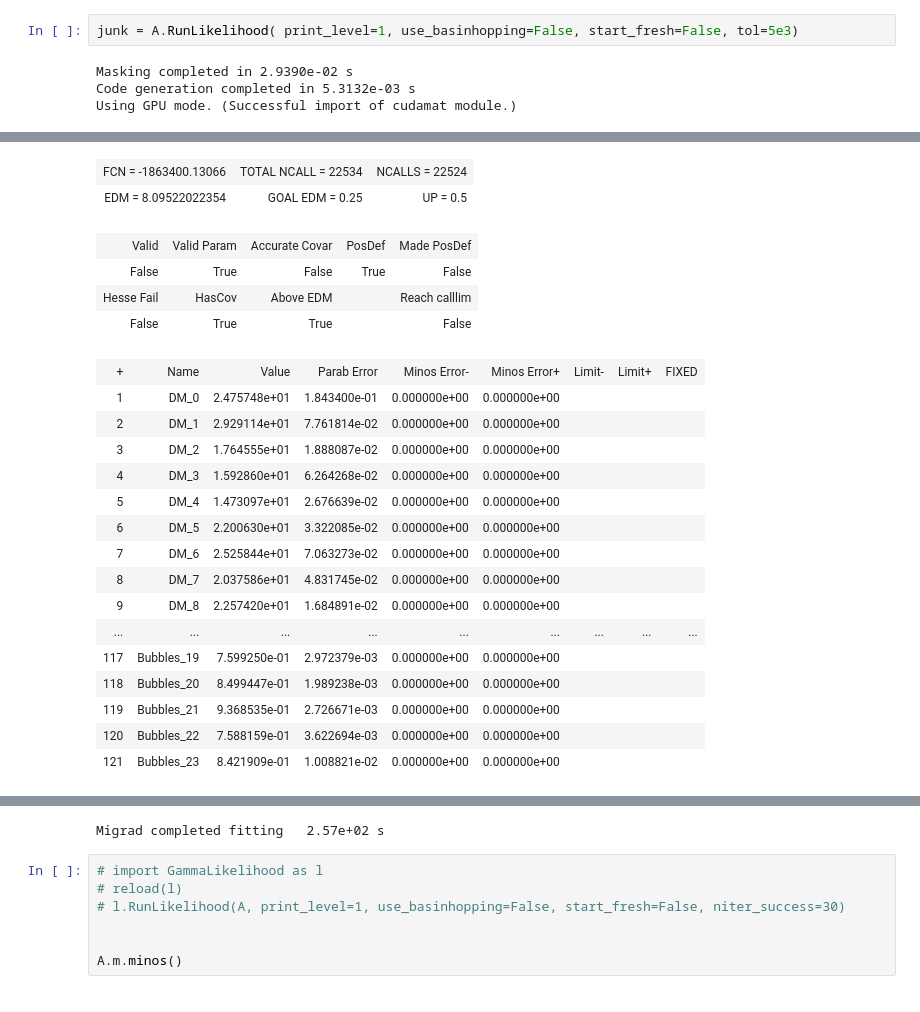
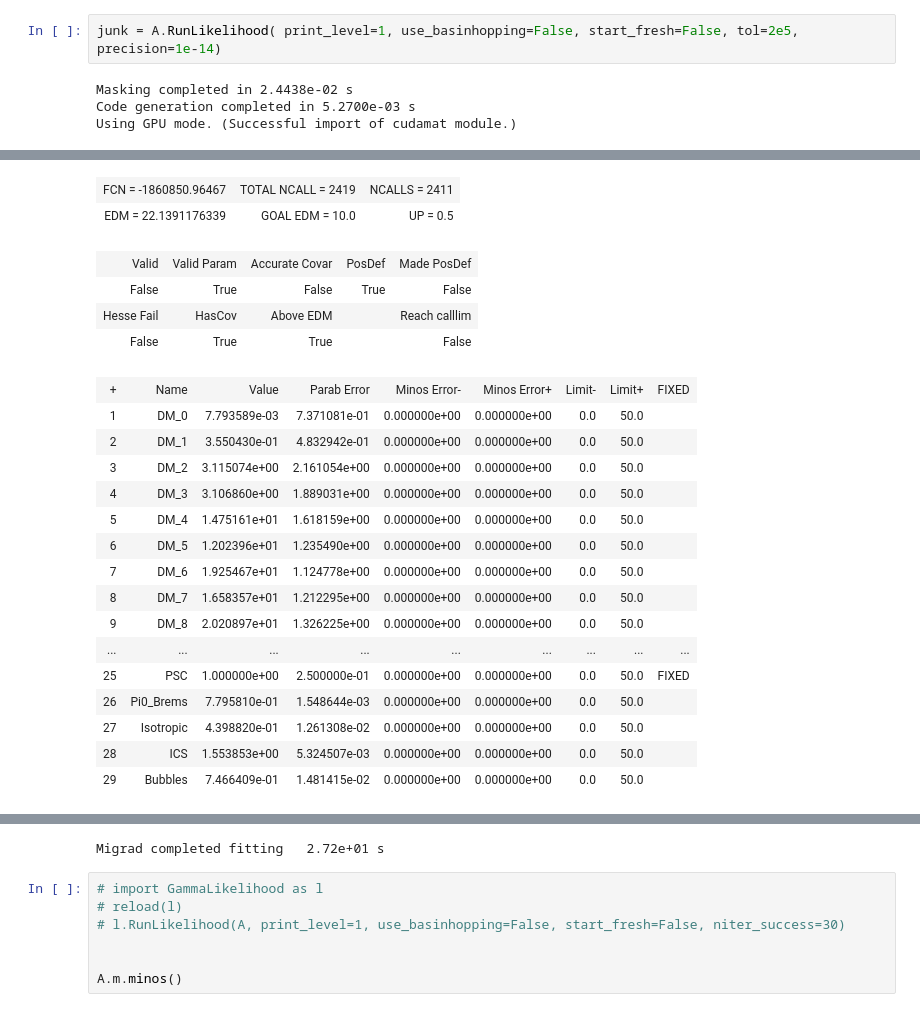
Before and after one commit to erccarls/GammaLike_dev, a Jupyter notebook: Test Analysis.ipynb, the cells around one changed output, grey strips where cells are left out. Saved outputs shown, nothing was run; the diff lists cells and outputs as text.

```diff
--- a/Test Analysis.ipynb
+++ b/Test Analysis.ipynb
@@ -56,34 +41,34 @@ Integrating and Resampling brem templates...
 # %%
-junk = A.RunLikelihood( print_level=1, use_basinhopping=False, start_fresh=False, tol=5e3)
+junk = A.RunLikelihood( print_level=1, use_basinhopping=False, start_fresh=False, tol=2e5, precision=1e-14)
 # %% [output]
-Masking completed in 2.9390e-02 s
-Code generation completed in 5.3132e-03 s
+Masking completed in 2.4438e-02 s
+Code generation completed in 5.2700e-03 s
 Using GPU mode. (Successful import of cudamat module.)
 [interactive output not drawn]
-| FCN = -1863400.13066 | TOTAL NCALL = 22534 | NCALLS = 22524 |
-| EDM = 8.09522022354 | GOAL EDM = 0.25 | UP = 0.5 |
+| FCN = -1860850.96467 | TOTAL NCALL = 2419 | NCALLS = 2411 |
+| EDM = 22.1391176339 | GOAL EDM = 10.0 | UP = 0.5 |
 | Valid | Valid Param | Accurate Covar | PosDef | Made PosDef |
 | False | True | False | True | False |
 | Hesse Fail | HasCov | Above EDM |  | Reach calllim |
 | False | True | True |  | False |
 | + | Name | Value | Parab Error | Minos Error- | Minos Error+ | Limit- | Limit+ | FIXED |
-| 1 | DM_0 | 2.475748e+01 | 1.843400e-01 | 0.000000e+00 | 0.000000e+00 |  |  |  |
-| 2 | DM_1 | 2.929114e+01 | 7.761814e-02 | 0.000000e+00 | 0.000000e+00 |  |  |  |
-| 3 | DM_2 | 1.764555e+01 | 1.888087e-02 | 0.000000e+00 | 0.000000e+00 |  |  |  |
-| 4 | DM_3 | 1.592860e+01 | 6.264268e-02 | 0.000000e+00 | 0.000000e+00 |  |  |  |
-| 5 | DM_4 | 1.473097e+01 | 2.676639e-02 | 0.000000e+00 | 0.000000e+00 |  |  |  |
-| 6 | DM_5 | 2.200630e+01 | 3.322085e-02 | 0.000000e+00 | 0.000000e+00 |  |  |  |
-| 7 | DM_6 | 2.525844e+01 | 7.063273e-02 | 0.000000e+00 | 0.000000e+00 |  |  |  |
-| 8 | DM_7 | 2.037586e+01 | 4.831745e-02 | 0.000000e+00 | 0.000000e+00 |  |  |  |
-| 9 | DM_8 | 2.257420e+01 | 1.684891e-02 | 0.000000e+00 | 0.000000e+00 |  |  |  |
+| 1 | DM_0 | 7.793589e-03 | 7.371081e-01 | 0.000000e+00 | 0.000000e+00 | 0.0 | 50.0 |  |
+| 2 | DM_1 | 3.550430e-01 | 4.832942e-01 | 0.000000e+00 | 0.000000e+00 | 0.0 | 50.0 |  |
+| 3 | DM_2 | 3.115074e+00 | 2.161054e+00 | 0.000000e+00 | 0.000000e+00 | 0.0 | 50.0 |  |
+| 4 | DM_3 | 3.106860e+00 | 1.889031e+00 | 0.000000e+00 | 0.000000e+00 | 0.0 | 50.0 |  |
+| 5 | DM_4 | 1.475161e+01 | 1.618159e+00 | 0.000000e+00 | 0.000000e+00 | 0.0 | 50.0 |  |
+| 6 | DM_5 | 1.202396e+01 | 1.235490e+00 | 0.000000e+00 | 0.000000e+00 | 0.0 | 50.0 |  |
+| 7 | DM_6 | 1.925467e+01 | 1.124778e+00 | 0.000000e+00 | 0.000000e+00 | 0.0 | 50.0 |  |
+| 8 | DM_7 | 1.658357e+01 | 1.212295e+00 | 0.000000e+00 | 0.000000e+00 | 0.0 | 50.0 |  |
+| 9 | DM_8 | 2.020897e+01 | 1.326225e+00 | 0.000000e+00 | 0.000000e+00 | 0.0 | 50.0 |  |
 | ... | ... | ... | ... | ... | ... | ... | ... | ... |
-| 117 | Bubbles_19 | 7.599250e-01 | 2.972379e-03 | 0.000000e+00 | 0.000000e+00 |  |  |  |
-| 118 | Bubbles_20 | 8.499447e-01 | 1.989238e-03 | 0.000000e+00 | 0.000000e+00 |  |  |  |
-| 119 | Bubbles_21 | 9.368535e-01 | 2.726671e-03 | 0.000000e+00 | 0.000000e+00 |  |  |  |
-| 120 | Bubbles_22 | 7.588159e-01 | 3.622694e-03 | 0.000000e+00 | 0.000000e+00 |  |  |  |
-| 121 | Bubbles_23 | 8.421909e-01 | 1.008821e-02 | 0.000000e+00 | 0.000000e+00 |  |  |  |
+| 25 | PSC | 1.000000e+00 | 2.500000e-01 | 0.000000e+00 | 0.000000e+00 | 0.0 | 50.0 | FIXED |
+| 26 | Pi0_Brems | 7.795810e-01 | 1.548644e-03 | 0.000000e+00 | 0.000000e+00 | 0.0 | 50.0 |  |
+| 27 | Isotropic | 4.398820e-01 | 1.261308e-02 | 0.000000e+00 | 0.000000e+00 | 0.0 | 50.0 |  |
+| 28 | ICS | 1.553853e+00 | 5.324507e-03 | 0.000000e+00 | 0.000000e+00 | 0.0 | 50.0 |  |
+| 29 | Bubbles | 7.466409e-01 | 1.481415e-02 | 0.000000e+00 | 0.000000e+00 | 0.0 | 50.0 |  |
 [interactive output not drawn]
-Migrad completed fitting   2.57e+02 s
+Migrad completed fitting   2.72e+01 s
 # %%
 # import GammaLikelihood as l
 # reload(l)
```
Also changed, not shown: parts of 5 cells of this notebook, 4 other files.
